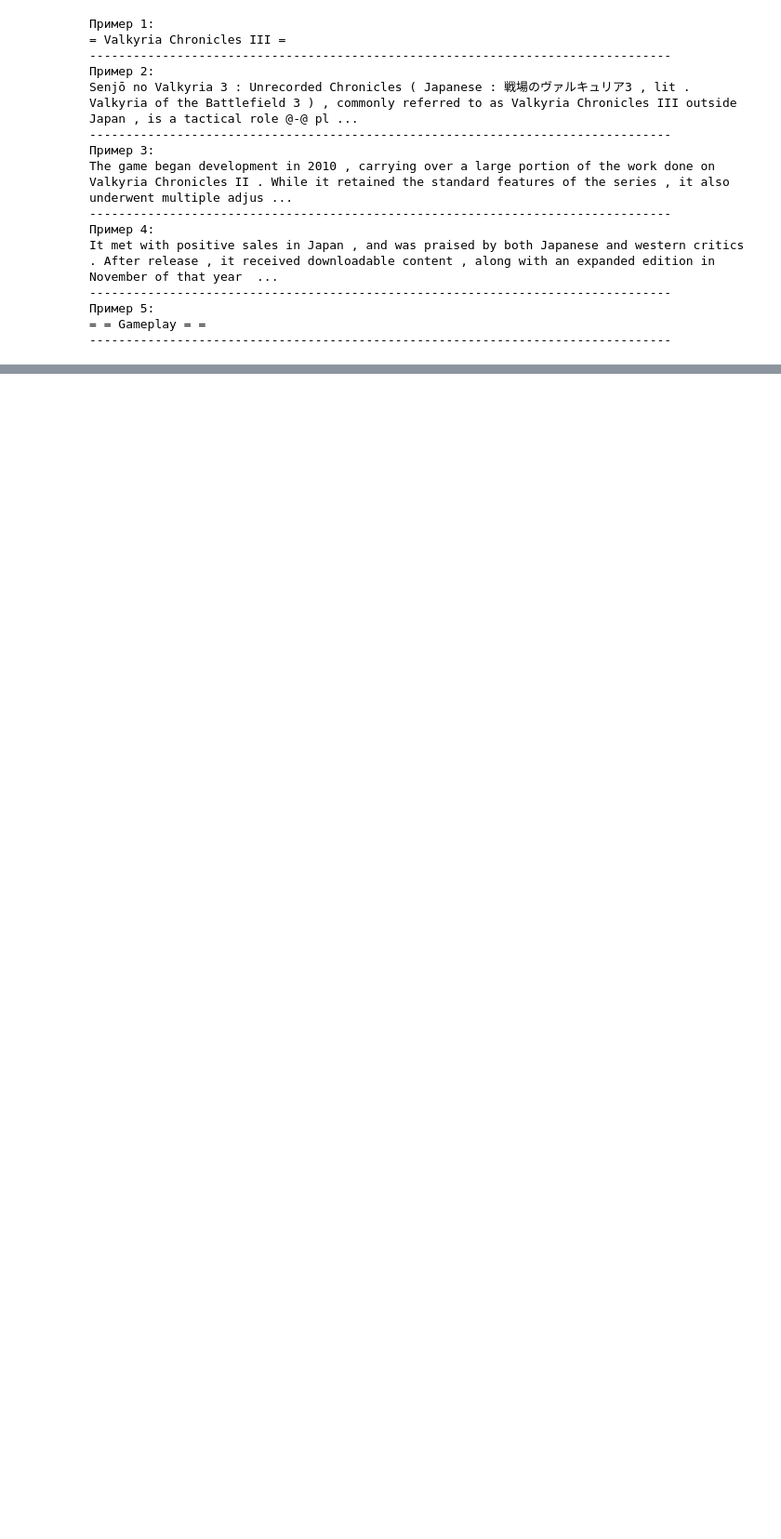
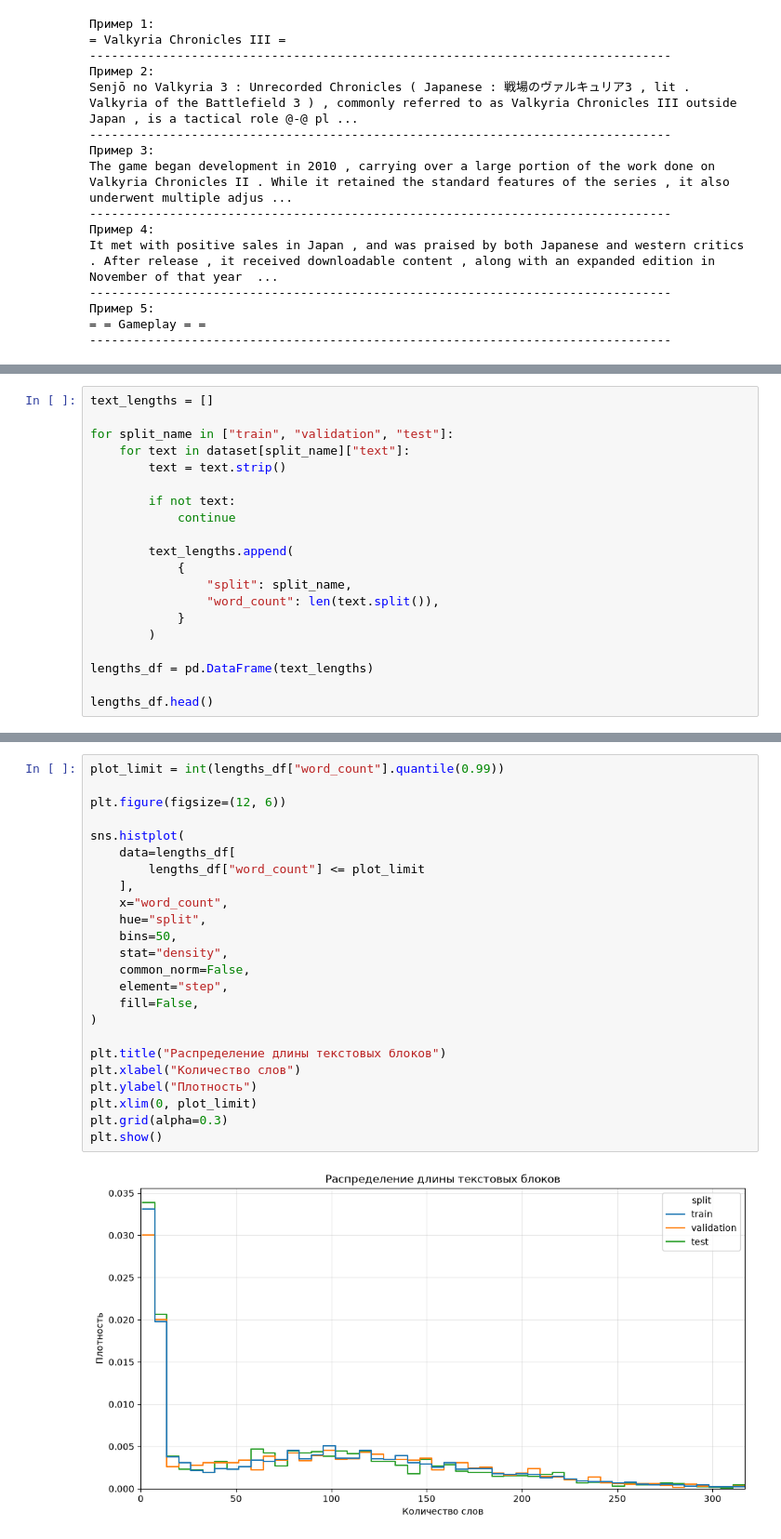
Before and after one commit to Tuinf1/03_ltsm_text_auto-completion-1_project-, a Jupyter notebook: 01_work_test.ipynb, the cells around one changed output, grey strips where cells are left out. Shown at 93% size. Cells and saved outputs as stored; diff of their text form; blank space fills up the shorter version.

```diff
--- a/01_work_test.ipynb
+++ b/01_work_test.ipynb
@@ -308,0 +341,20 @@ statistics_df
+# %%
+text_lengths = []
+
+for split_name in ["train", "validation", "test"]:
+    for text in dataset[split_name]["text"]:
+        text = text.strip()
+
+        if not text:
+            continue
+
+        text_lengths.append(
+            {
+                "split": split_name,
+                "word_count": len(text.split()),
+            }
+        )
+
+lengths_df = pd.DataFrame(text_lengths)
+
+lengths_df.head()
@@ -308,0 +412,26 @@ statistics_df
+# %%
+plot_limit = int(lengths_df["word_count"].quantile(0.99))
+
+plt.figure(figsize=(12, 6))
+
+sns.histplot(
+    data=lengths_df[
+        lengths_df["word_count"] <= plot_limit
+    ],
+    x="word_count",
+    hue="split",
+    bins=50,
+    stat="density",
+    common_norm=False,
+    element="step",
+    fill=False,
+)
+
+plt.title("Распределение длины текстовых блоков")
+plt.xlabel("Количество слов")
+plt.ylabel("Плотность")
+plt.xlim(0, plot_limit)
+plt.grid(alpha=0.3)
+plt.show()
+# %% [output]
+[figure, added]
```
Also changed, not shown: parts of 79 cells of this notebook, 1 other file.
